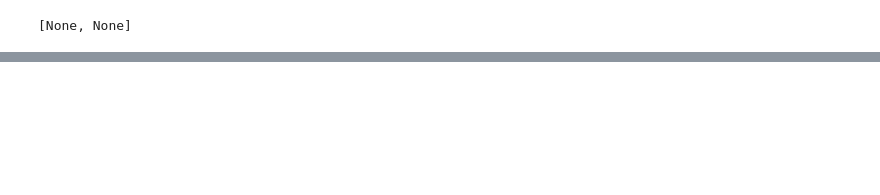
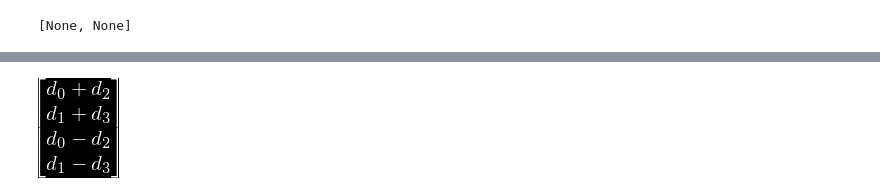
Before and after one commit to tarsioonofrio/fast-convolution-rtl, a Jupyter notebook: blahut6.3iterated4x4.ipynb, the cells around one changed output, grey strips where cells are left out. Cells and saved outputs as stored; diff of their text form; code cells hidden in the pictures; blank space fills up the shorter version.

```diff
--- a/blahut6.3iterated4x4.ipynb
+++ b/blahut6.3iterated4x4.ipynb
@@ -249,3 +263,7 @@ $\displaystyle \left[\begin{matrix}d_{0} g_{0} + d_{1} g_{3} + d_{2} g_{2} + d_{
+# %%
+dd_mtx * di
+# %% [output]
+[figure, added]
 # %%
 ssx = sy.MatMul(cc_mtx, gg_mtx, dd_mtx, di)
 ssx
```
Also changed, not shown: parts of 43 cells of this notebook, 3 other files.
